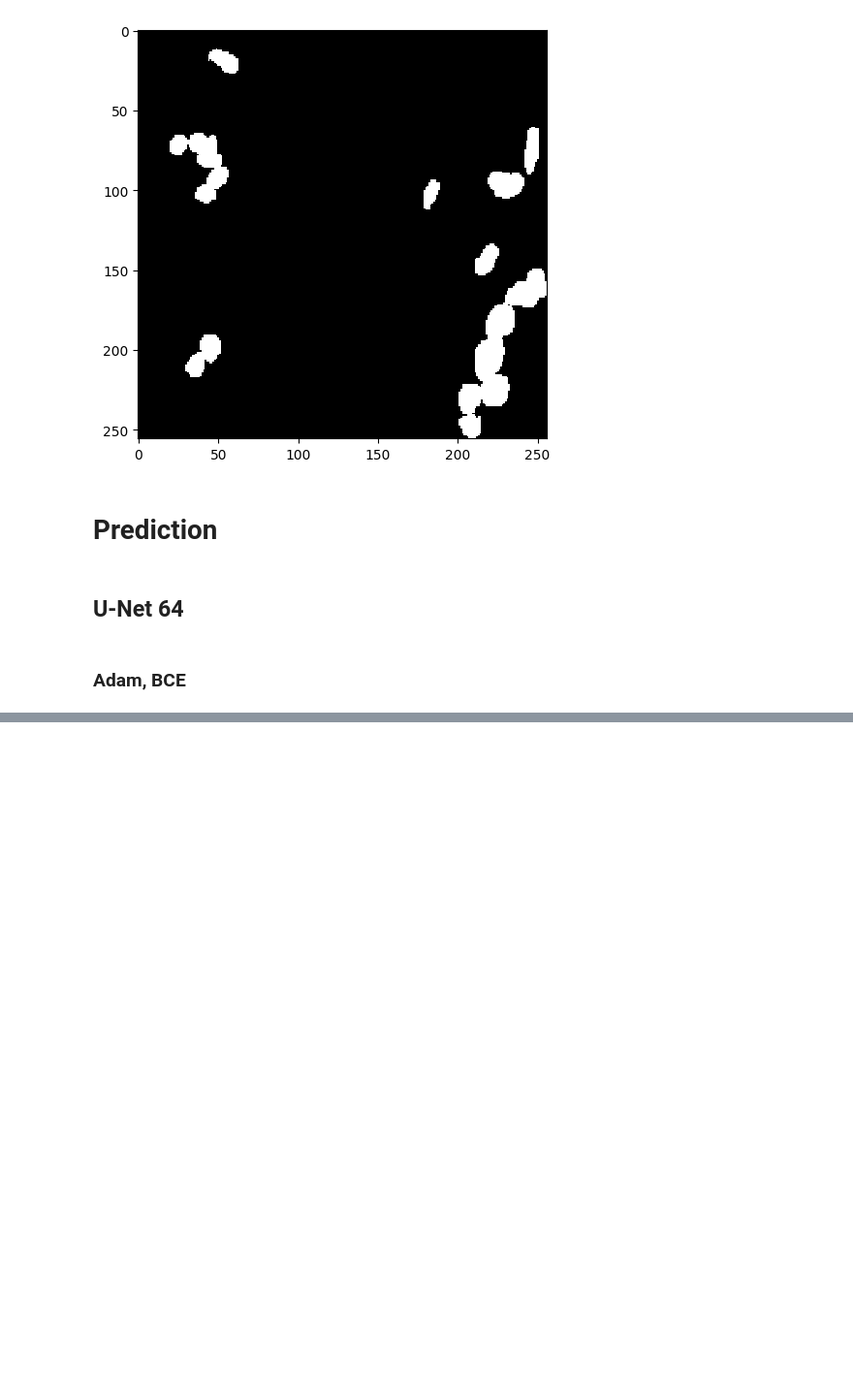
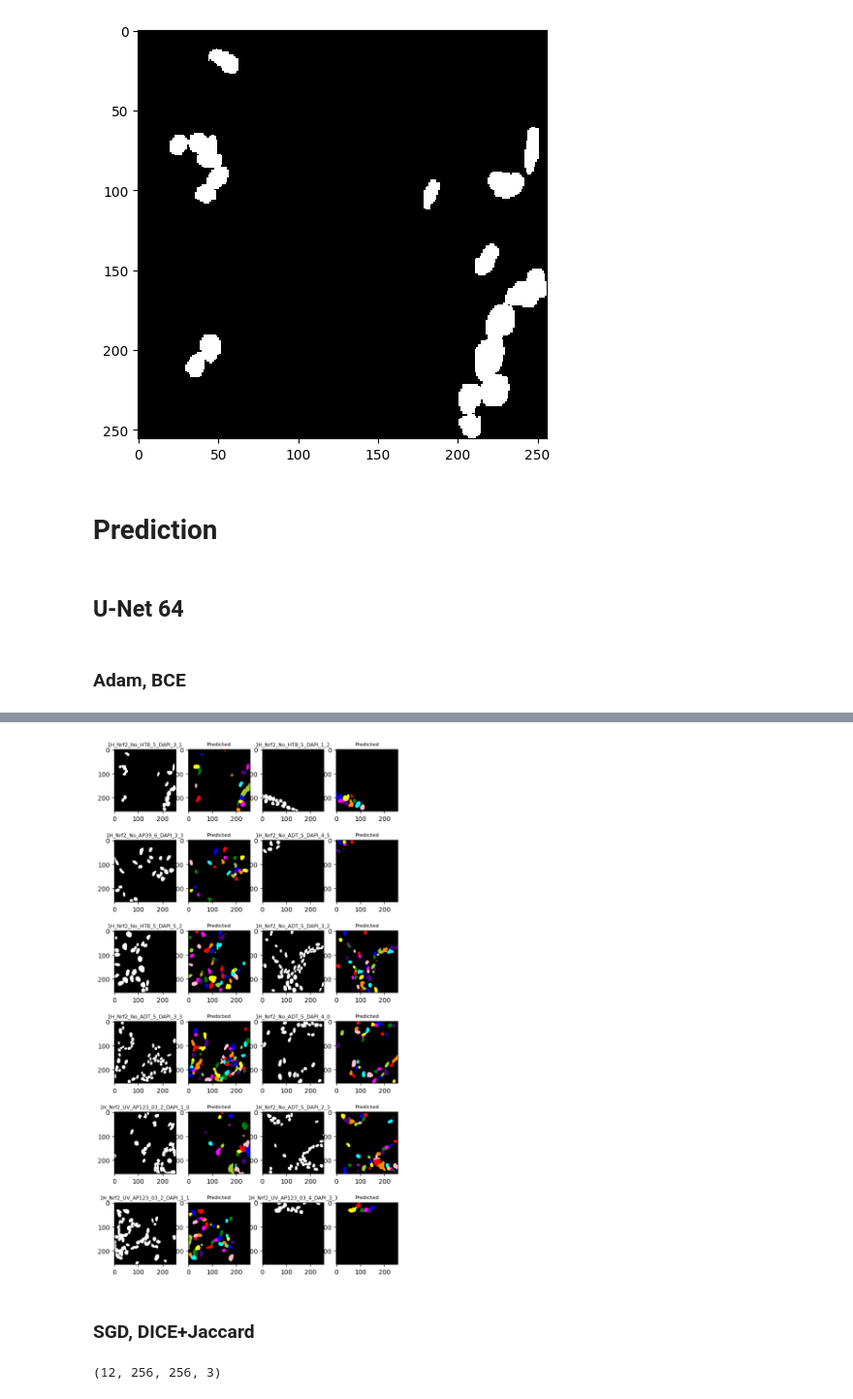
Before and after one commit to cusniwtt/unet-nucleus, a Jupyter notebook: prediction.ipynb, the cells around one changed output, grey strips where cells are left out. Shown at 97% size. Drawn from its saved outputs; the diff is of its cells as text; code cells hidden in the pictures; blank space fills up the shorter version.

```diff
--- a/prediction.ipynb
+++ b/prediction.ipynb
@@ -285,0 +356,18 @@ plt.show()
+# %%
+def dice_coef_loss(y_true, y_pred):
+    return -dice_coef(y_true, y_pred)
+
+def jacard_coef_loss(y_true, y_pred):
+    return -jacard_coef(y_true, y_pred)
+
+def dice_coef(y_true, y_pred):
+    y_true_f = K.flatten(y_true)
+    y_pred_f = K.flatten(y_pred)
+    intersection = K.sum(y_true_f * y_pred_f)
+    return (2.0 * intersection + 1.0) / (K.sum(y_true_f) + K.sum(y_pred_f) + 1.0)
+
+def jacard_coef(y_true, y_pred):
+    y_true_f = K.flatten(y_true)
+    y_pred_f = K.flatten(y_pred)
+    intersection = K.sum(y_true_f * y_pred_f)
+    return (intersection + 1.0) / (K.sum(y_true_f) + K.sum(y_pred_f) - intersection + 1.0)
@@ -285,0 +411,54 @@ plt.show()
+# %%
+fig, axs = plt.subplots(6, 4, figsize=(8, 15))
+row = 0
+col = 0
+for i in range(X_test.shape[0]):
+  axs[row][col].imshow(Y_test[i], cmap='gray')
+  axs[row][col+1].imshow(np.squeeze(Y_pred[i]), cmap='gray')
+  axs[row][col].set_title(test_ids[i], fontsize=8)
+  axs[row][col+1].set_title('Predicted', fontsize=8)
+  col = col + 2
+  if col == 4:
+    col = 0
+    row = row + 1
+plt.show()
+# %% [output]
+[figure, added]
+# %% [markdown]
+### SGD, DICE+Jaccard
+# %%
+w_path = 'weights/unet_64_sgd_dice+jacard_8.h5'
+model = load_model(w_path, custom_objects={'dice_coef_loss': dice_coef_loss, 'jacard_coef_loss': jacard_coef_loss, 'dice_coef': dice_coef, 'jacard_coef': jacard_coef})
+Y_pred = []
+for i in range(X_test.shape[0]):
+    pred = model.predict(np.expand_dims(X_test[i], axis=0), verbose=0)
+    pred = (pred > 0.5).astype(np.uint8)
+    pred = np.squeeze(pred)
+
+    ret1, thresh = cv2.threshold(pred, 0, 255, cv2.THRESH_BINARY+cv2.THRESH_OTSU)
+
+    # Borrow from imageMKS
+    # Step 9: distance transform
+    distance = ndi.distance_transform_edt(thresh)
+
+    # Step 10: mark the maxima in the distance transform and assign labels
+    peak_markers = corner_peaks(distance, min_distance=5, indices=False)
+    peak_markers = ndi.label(peak_markers)[0]
+
+    # Step 11: separate touching nuclei using the watershed markers
+    markers = watershed(pred, peak_markers, mask=pred)
+
+    # Step 13: reassigning labels, so that they are continuously numbered
+    old_labels = np.unique(markers)
+    for i in range(len(old_labels)):
+        markers[markers == old_labels[i]] = i
+
+    #Let us color boundaries in yellow.
+    img[markers == -1] = [0,255,255]
+
+    img_rgb = label2rgb(markers, bg_label=0)
+    Y_pred.append(img_rgb)
+Y_pred = np.array(Y_pred)
+Y_pred.shape
+# %% [output]
+(12, 256, 256, 3)
```
Also changed, not shown: parts of 10 cells of this notebook.
